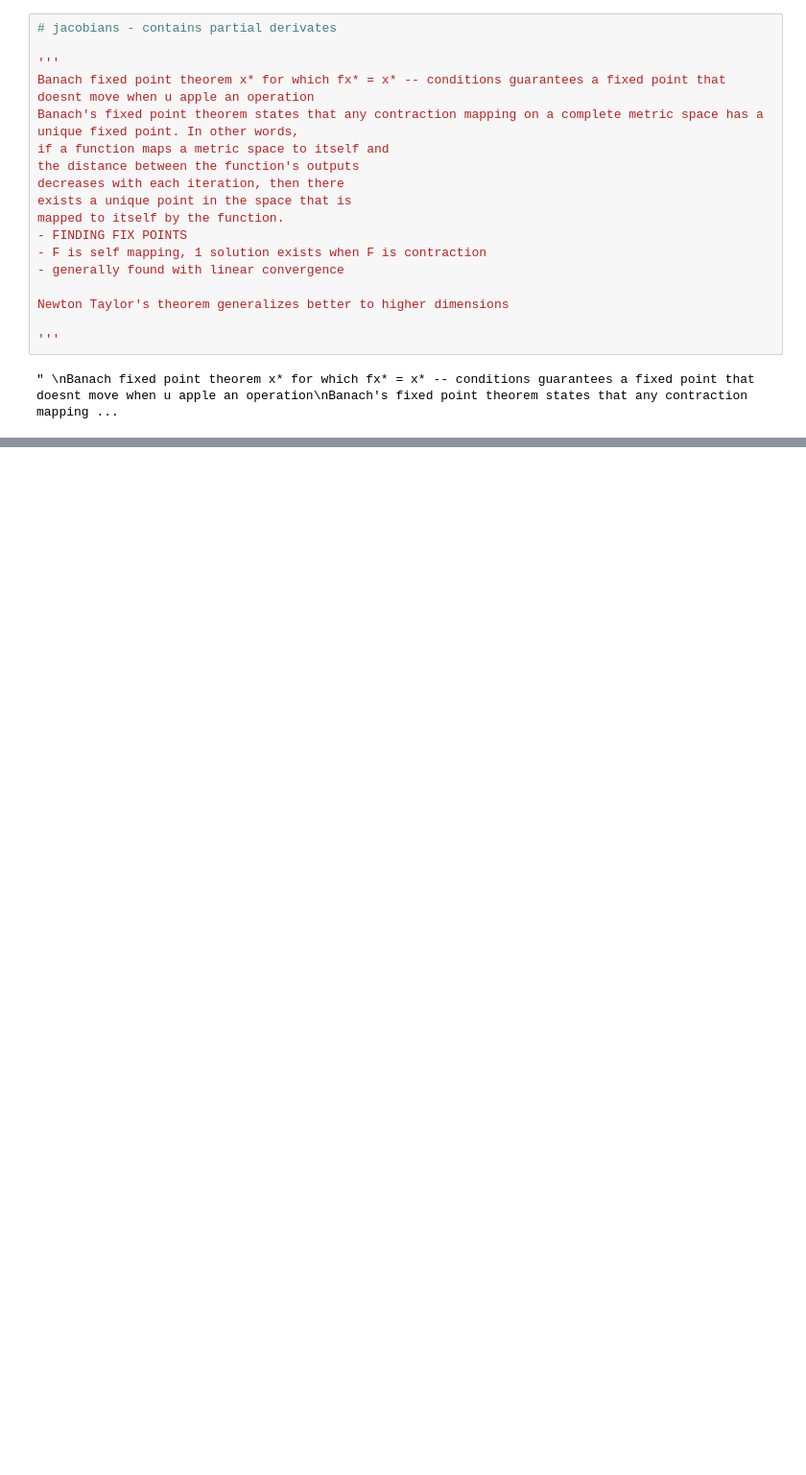
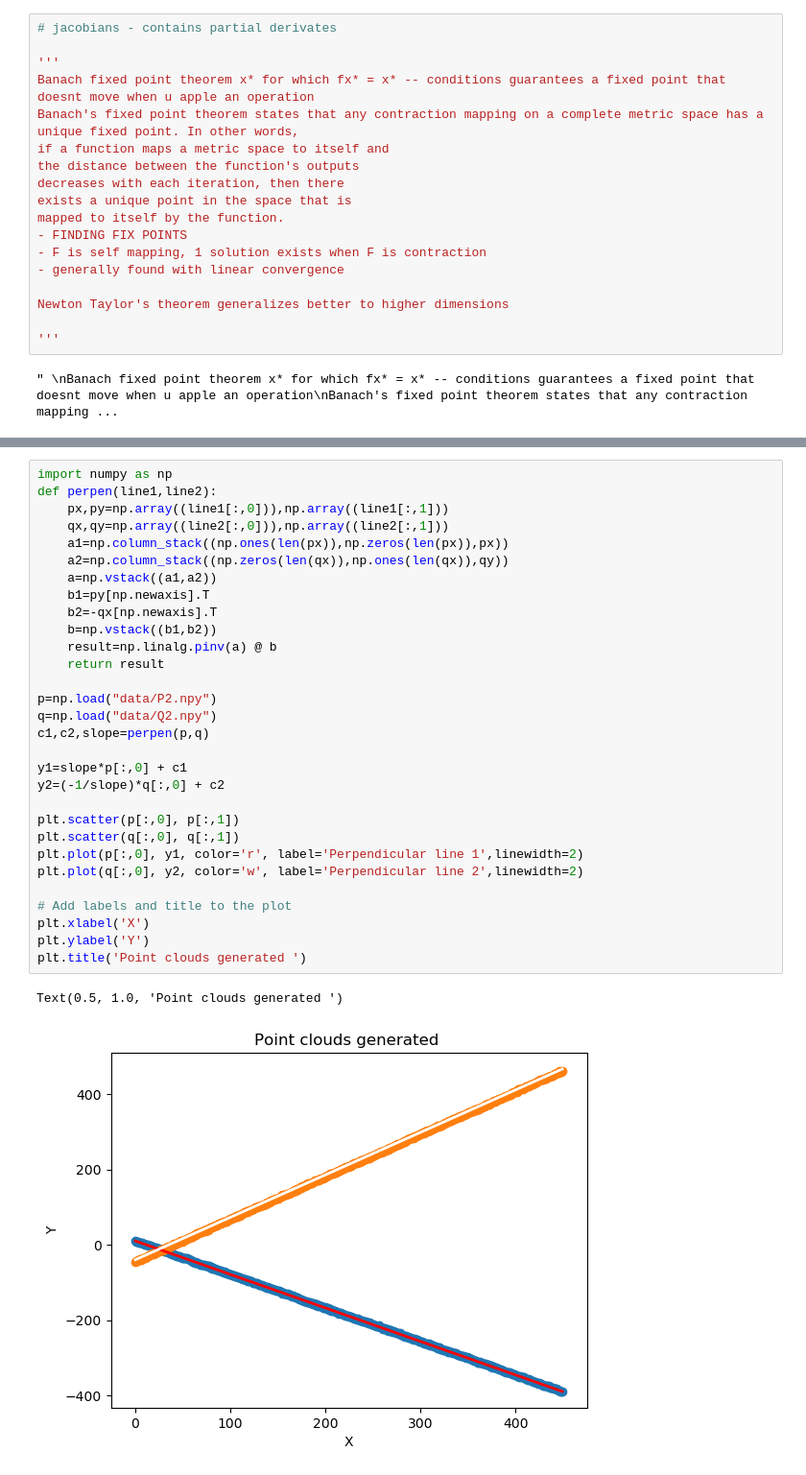
Before and after one commit to Shaxpy/MAS, a Jupyter notebook: Complete_MRC.ipynb, the cells around one changed output, grey strips where cells are left out. Shown at 96% size. Cells and saved outputs as stored; diff of their text form; blank space fills up the shorter version.

```diff
--- a/Complete_MRC.ipynb
+++ b/Complete_MRC.ipynb
@@ -196,0 +235,33 @@ Newton Taylor's theorem generalizes better to higher dimensions
+# %%
+import numpy as np
+def perpen(line1,line2):
+    px,py=np.array((line1[:,0])),np.array((line1[:,1]))
+    qx,qy=np.array((line2[:,0])),np.array((line2[:,1]))
+    a1=np.column_stack((np.ones(len(px)),np.zeros(len(px)),px))
+    a2=np.column_stack((np.zeros(len(qx)),np.ones(len(qx)),qy))
+    a=np.vstack((a1,a2))
+    b1=py[np.newaxis].T
+    b2=-qx[np.newaxis].T
+    b=np.vstack((b1,b2))
+    result=np.linalg.pinv(a) @ b
+    return result
+
+p=np.load("data/P2.npy")
+q=np.load("data/Q2.npy")
+c1,c2,slope=perpen(p,q)
+
+y1=slope*p[:,0] + c1
+y2=(-1/slope)*q[:,0] + c2
+
+plt.scatter(p[:,0], p[:,1])
+plt.scatter(q[:,0], q[:,1])
+plt.plot(p[:,0], y1, color='r', label='Perpendicular line 1',linewidth=2)
+plt.plot(q[:,0], y2, color='w', label='Perpendicular line 2',linewidth=2)
+
+# Add labels and title to the plot
+plt.xlabel('X')
+plt.ylabel('Y')
+plt.title('Point clouds generated ')
+# %% [output]
+Text(0.5, 1.0, 'Point clouds generated ')
+[figure, added]
```
Also changed, not shown: parts of 12 cells of this notebook, 2 other files.
